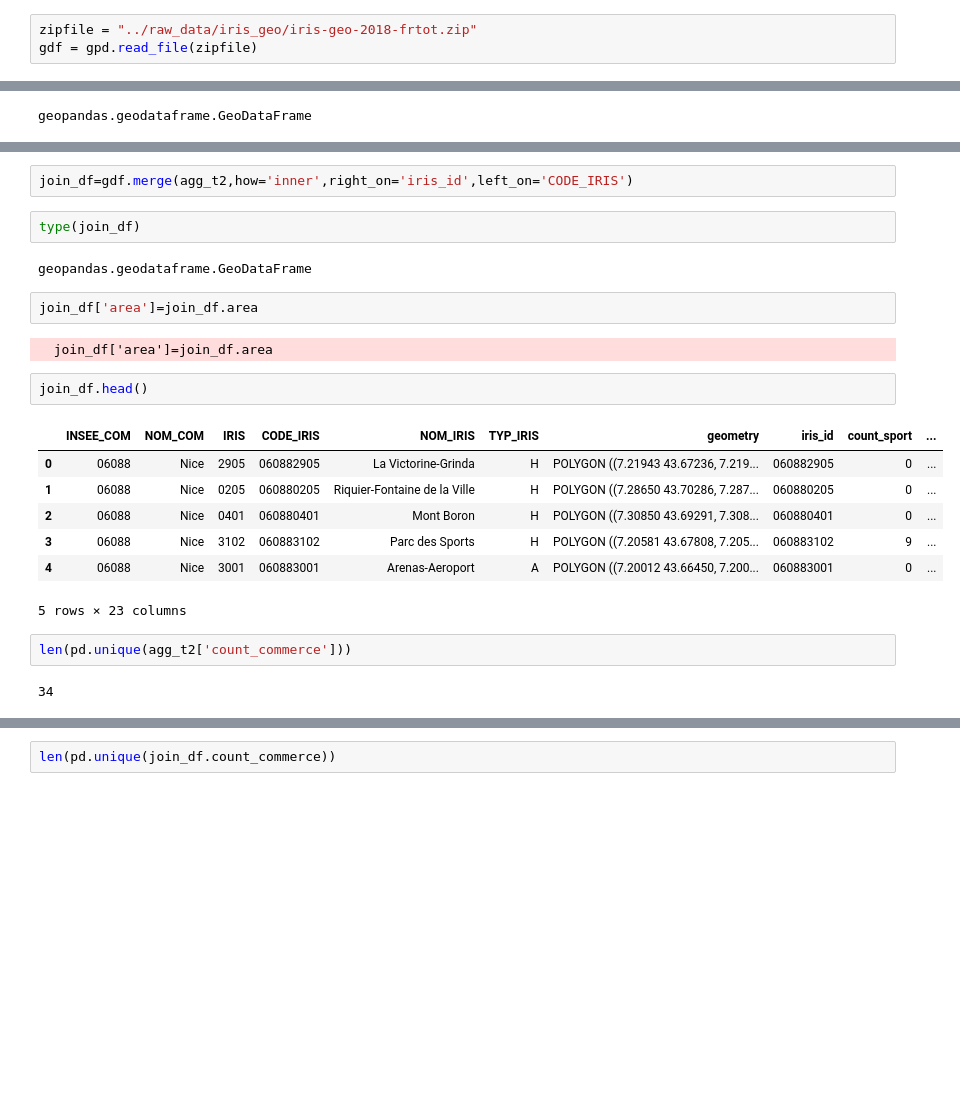
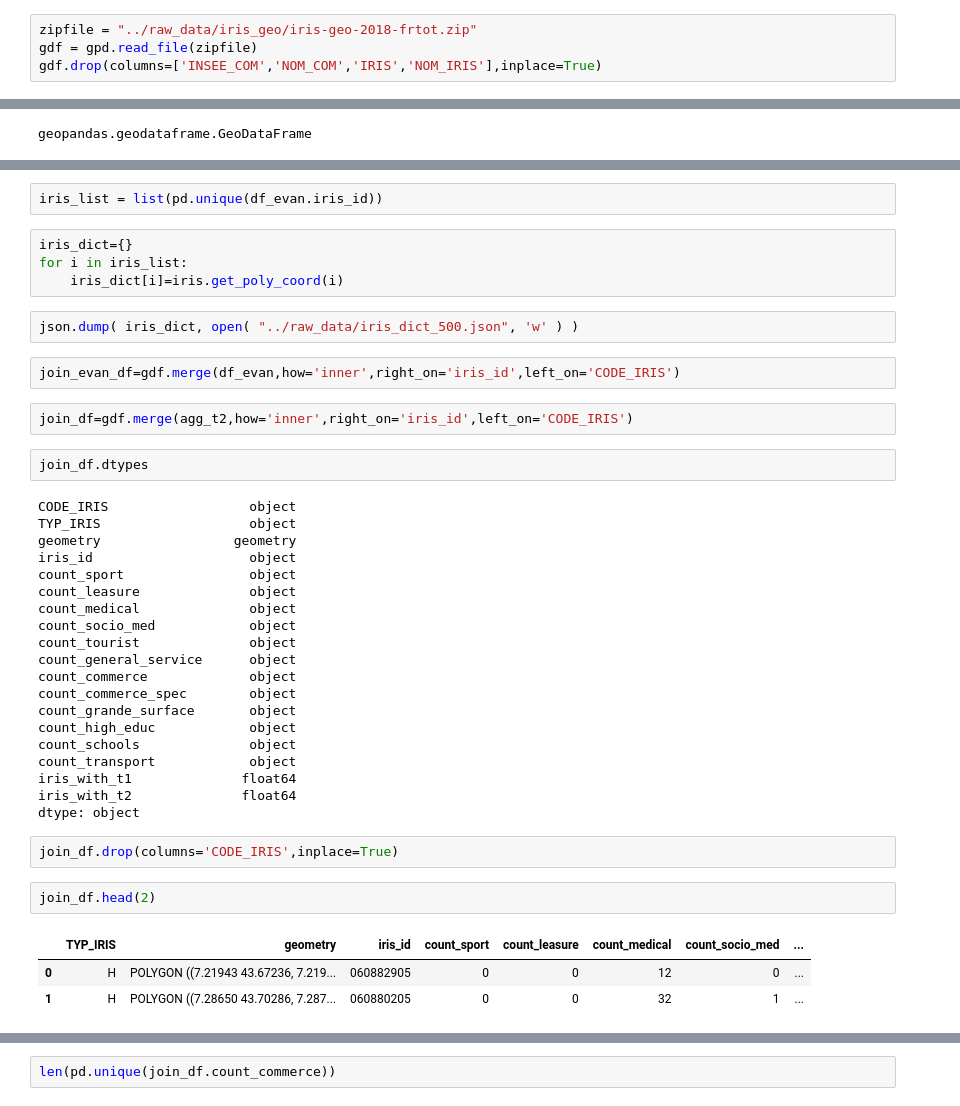
Before and after one commit to eangelid/trampact, a Jupyter notebook: notebooks/mchistya_iris_poly_coord_dict.ipynb, the cells around one changed output, grey strips where cells are left out. Saved outputs shown, nothing was run; the diff lists cells and outputs as text; blank space fills up the shorter version.

```diff
--- a/notebooks/mchistya_iris_poly_coord_dict.ipynb
+++ b/notebooks/mchistya_iris_poly_coord_dict.ipynb
@@ -278,6 +157,7 @@ agg_t2
 # %%
 zipfile = "../raw_data/iris_geo/iris-geo-2018-frtot.zip"
 gdf = gpd.read_file(zipfile)
+gdf.drop(columns=['INSEE_COM','NOM_COM','IRIS','NOM_IRIS'],inplace=True)
 # %%
 type(gdf)
 # %% [output]
@@ -311,24 +209,42 @@ df.head()
+# %%
+iris_list = list(pd.unique(df_evan.iris_id))
+# %%
+iris_dict={}
+for i in iris_list:
+    iris_dict[i]=iris.get_poly_coord(i)
+# %%
+json.dump( iris_dict, open( "../raw_data/iris_dict_500.json", 'w' ) )
+# %%
+join_evan_df=gdf.merge(df_evan,how='inner',right_on='iris_id',left_on='CODE_IRIS')
 # %%
 join_df=gdf.merge(agg_t2,how='inner',right_on='iris_id',left_on='CODE_IRIS')
 # %%
-type(join_df)
+join_df.dtypes
 # %% [output]
-geopandas.geodataframe.GeoDataFrame
+CODE_IRIS                  object
+TYP_IRIS                   object
+geometry                 geometry
+iris_id                    object
+count_sport                object
+count_leasure              object
+count_medical              object
+count_socio_med            object
+count_tourist              object
+count_general_service      object
+count_commerce             object
+count_commerce_spec        object
+count_grande_surface       object
+count_high_educ            object
+count_schools              object
+count_transport            object
+iris_with_t1              float64
+iris_with_t2              float64
+dtype: object
-# %%
-join_df['area']=join_df.area
-# %% [output]
-  join_df['area']=join_df.area
+# %%
+join_df.drop(columns='CODE_IRIS',inplace=True)
 # %%
-join_df.head()
+join_df.head(2)
 # %% [output]
-|  | INSEE_COM | NOM_COM | IRIS | CODE_IRIS | NOM_IRIS | TYP_IRIS | geometry | iris_id | count_sport | ... |
-| 0 | 06088 | Nice | 2905 | 060882905 | La Victorine-Grinda | H | POLYGON ((7.21943 43.67236, 7.219... | 060882905 | 0 | ... |
-| 1 | 06088 | Nice | 0205 | 060880205 | Riquier-Fontaine de la Ville | H | POLYGON ((7.28650 43.70286, 7.287... | 060880205 | 0 | ... |
-| 2 | 06088 | Nice | 0401 | 060880401 | Mont Boron | H | POLYGON ((7.30850 43.69291, 7.308... | 060880401 | 0 | ... |
-| 3 | 06088 | Nice | 3102 | 060883102 | Parc des Sports | H | POLYGON ((7.20581 43.67808, 7.205... | 060883102 | 9 | ... |
-| 4 | 06088 | Nice | 3001 | 060883001 | Arenas-Aeroport | A | POLYGON ((7.20012 43.66450, 7.200... | 060883001 | 0 | ... |
+|  | TYP_IRIS | geometry | iris_id | count_sport | count_leasure | count_medical | count_socio_med | ... |
+| 0 | H | POLYGON ((7.21943 43.67236, 7.219... | 060882905 | 0 | 0 | 12 | 0 | ... |
+| 1 | H | POLYGON ((7.28650 43.70286, 7.287... | 060880205 | 0 | 0 | 32 | 1 | ... |
-5 rows × 23 columns
-# %%
-len(pd.unique(agg_t2['count_commerce']))
-# %% [output]
-34
```
Also changed, not shown: parts of 46 cells of this notebook, 3 other files.
